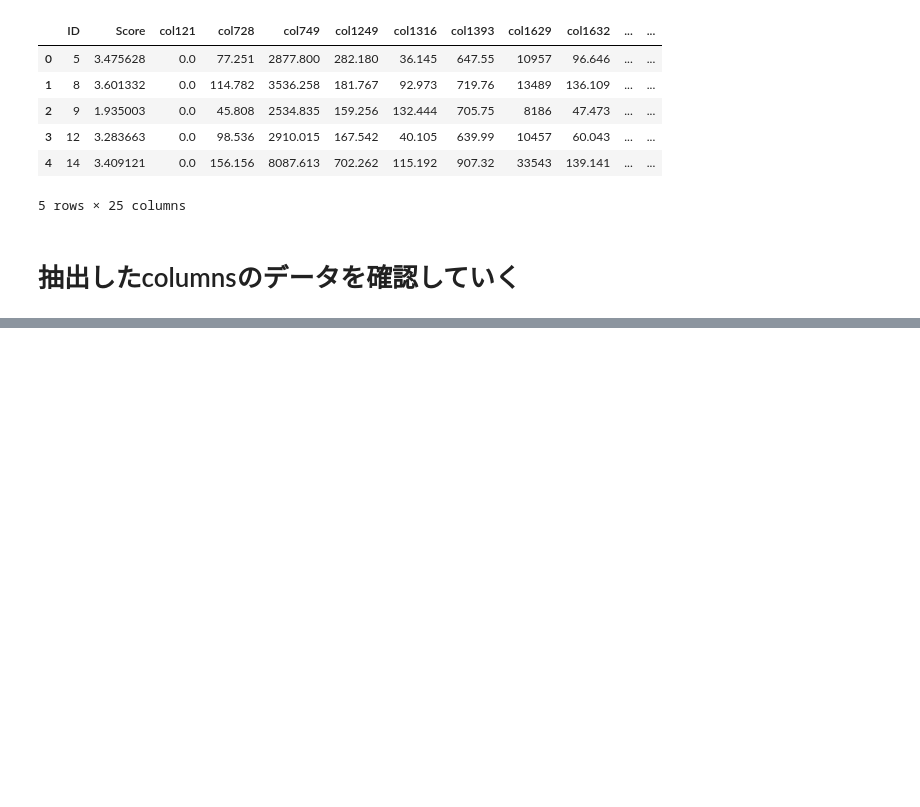
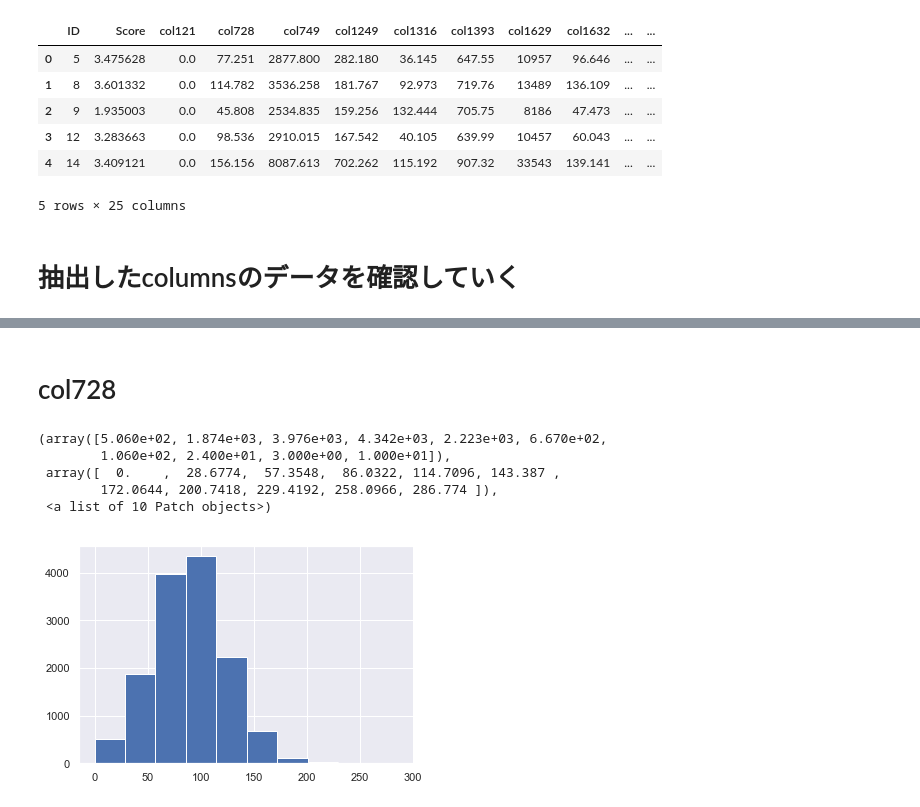
Before and after one commit to its1b3g-kteam/tsubaki_work, a Jupyter notebook: コンペ/コンペ_薬.ipynb, the cells around one changed output, grey strips where cells are left out. Saved outputs shown, nothing was run; the diff lists cells and outputs as text; code cells hidden in the pictures; blank space fills up the shorter version.

```diff
--- a/コンペ/コンペ_薬.ipynb
+++ b/コンペ/コンペ_薬.ipynb
@@ -196,0 +222,11 @@ extra_col_data.head()
+# %% [markdown]
+# col728
+# %%
+plt.hist(extra_col_data["col728"])
+# %% [output]
+(array([5.060e+02, 1.874e+03, 3.976e+03, 4.342e+03, 2.223e+03, 6.670e+02,
+        1.060e+02, 2.400e+01, 3.000e+00, 1.000e+01]),
+ array([  0.    ,  28.6774,  57.3548,  86.0322, 114.7096, 143.387 ,
+        172.0644, 200.7418, 229.4192, 258.0966, 286.774 ]),
+ <a list of 10 Patch objects>)
+[figure, added]
```
Also changed, not shown: parts of 29 cells of this notebook.
